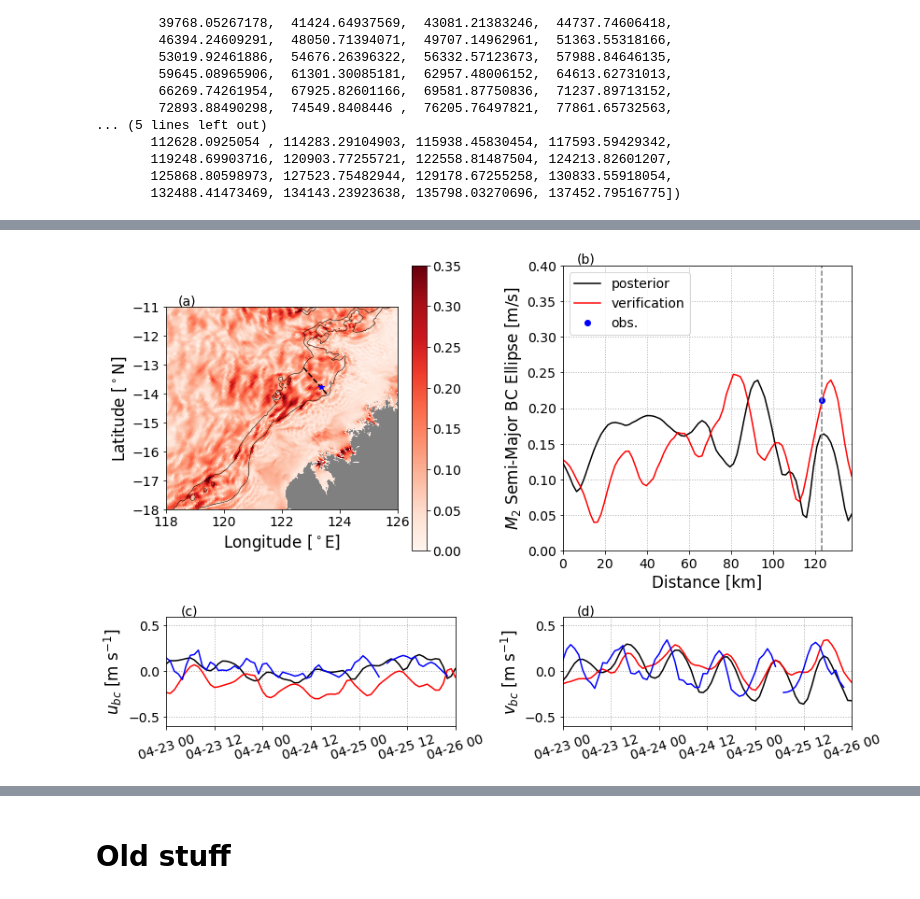
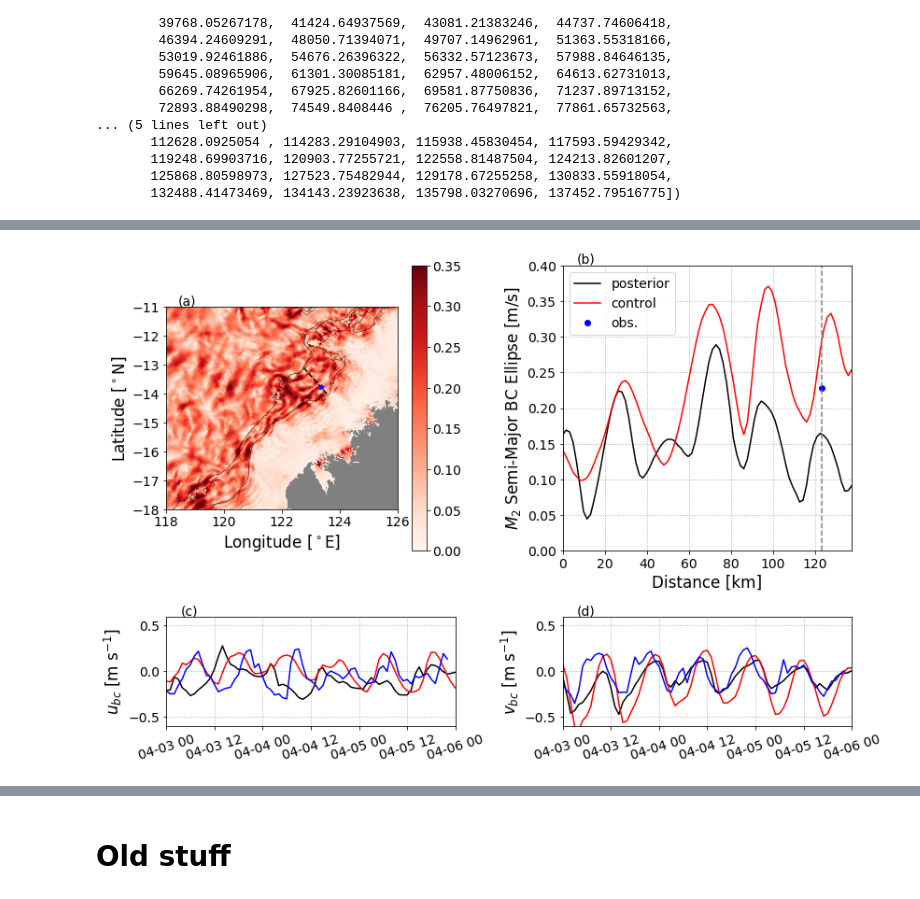
Before and after one commit to mrayson/roms_4dvar_browsebasin, a Jupyter notebook: NOTEBOOKS/calc_ubc_harmonics.ipynb, the cells around one changed output, grey strips where cells are left out. Cells and saved outputs as stored; diff of their text form; code cells hidden in the pictures.

Commit message:
post-revision updates to figures

```diff
--- a/NOTEBOOKS/calc_ubc_harmonics.ipynb
+++ b/NOTEBOOKS/calc_ubc_harmonics.ipynb
@@ -59,9 +60,9 @@ mapfile = '/group/pawsey0106/mrayson/DATA/COAST/GSHHS_shp/i/GSHHS_i_L1.shp'
 # %%
 # !ls /scratch/pawsey0219/ijanekovic/ROMS_CYCLE/outputs
 # %%
-# step = 6301
-#step = 6305
-step = 6321
+step = 6301
+# step = 6305
+# step = 6321
 
 # step += 4
 # basedir = '/scratch/pawsey0219/ijanekovic/ROMS_CYCLE/outputs/'
@@ -596,7 +629,7 @@ ax2 = plt.subplot2grid((3,4), (0,2), colspan=2, rowspan=2 )
 plt.plot(dist/1000, SEMA_line_M2,'k')
 plt.plot(dist/1000, SEMA_ver_line_M2,'r')
 plt.plot(xpt, SEMA_obs[1],'bo')
-plt.legend(('posterior','verification','obs.'))
+plt.legend(('posterior','control','obs.'))
 
 # plt.plot(lon, SEMA_line_K1,'k:')
 # plt.plot(lon, SEMA_ver_line_K1,'r:')
@@ -612,31 +645,31 @@ plt.text(0.05,1.01, '(b)', transform=ax2.transAxes)
 
 ax3= plt.subplot2grid((3,4), (2,0), colspan=2, rowspan=1 )
 
 plt.plot(u_bc_site.ocean_time, u_bc_site.values,'k')
 plt.plot(u_bc_ver_site.ocean_time, u_bc_ver_site.values,'r')
 
 plt.plot(Uobs.t, ubc_obs,'b')
 plt.xlim(t1,t2)
 plt.ylim(-.6,0.6)
 plt.grid(b=True,ls=':',lw=1)
 plt.xticks(rotation=17)
 plt.text(0.05,1.01, '(c)', transform=ax3.transAxes)
 plt.ylabel('$u_{bc}$ [m s$^{-1}$]')
 
 ax4 = plt.subplot2grid((3,4), (2,2), colspan=2, rowspan=1 )
 plt.plot(v_bc_site.ocean_time, v_bc_site.values,'k')
 plt.plot(v_bc_ver_site.ocean_time, v_bc_ver_site.values,'r')
 plt.grid(b=True,ls=':',lw=1)
 
 plt.plot(Uobs.t, vbc_obs,'b')
 plt.xlim(t1,t2)
 plt.ylim(-.6,0.6)
 plt.grid(b=True,ls=':',lw=1)
 plt.xticks(rotation=17)
 plt.text(0.05,1.01, '(d)', transform=ax4.transAxes)
 plt.ylabel('$v_{bc}$ [m s$^{-1}$]')
 
 plt.tight_layout()
 plt.savefig('../FIGURES/ROMS_4DVAR_BC_Ellipse_transect_{}_v3.png'.format(roms.ocean_time[0].values.astype(str)[0:10]), dpi=150)
 # %% [output]
-[figure, old version]
+[figure, new version]
```
Also changed, not shown: parts of 9 cells of this notebook, 6 other files.
